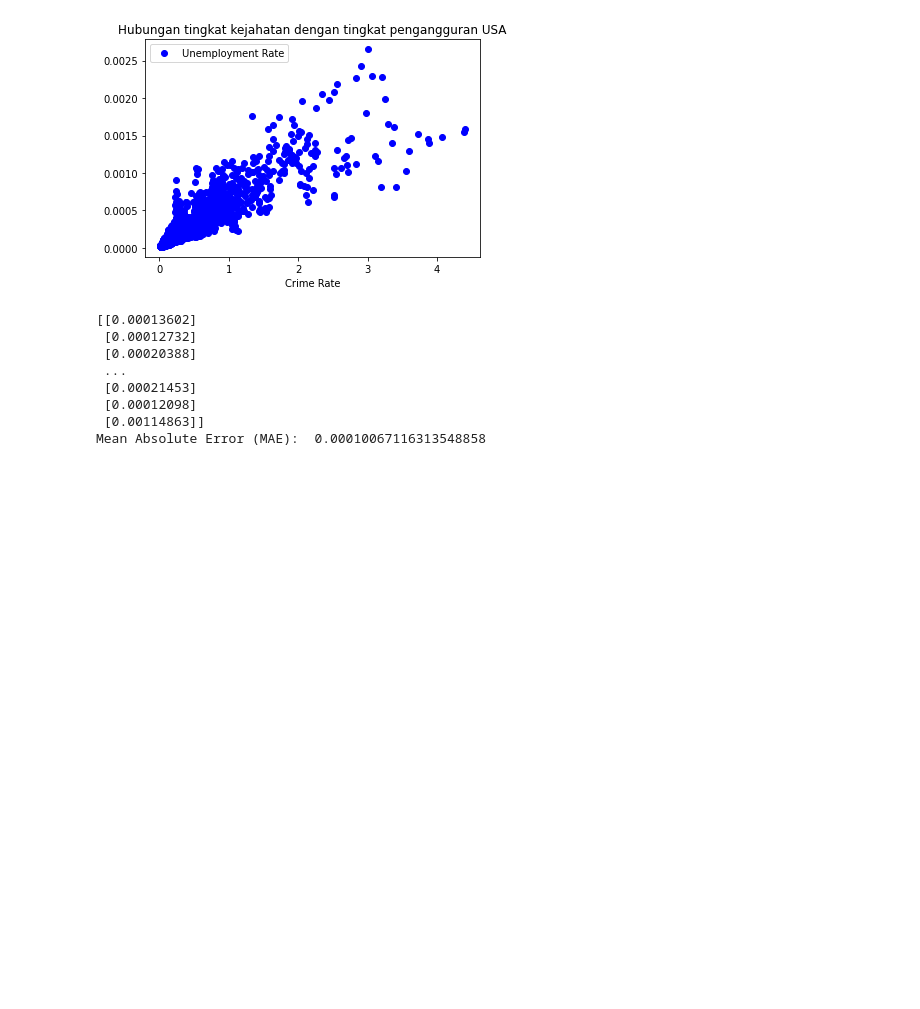
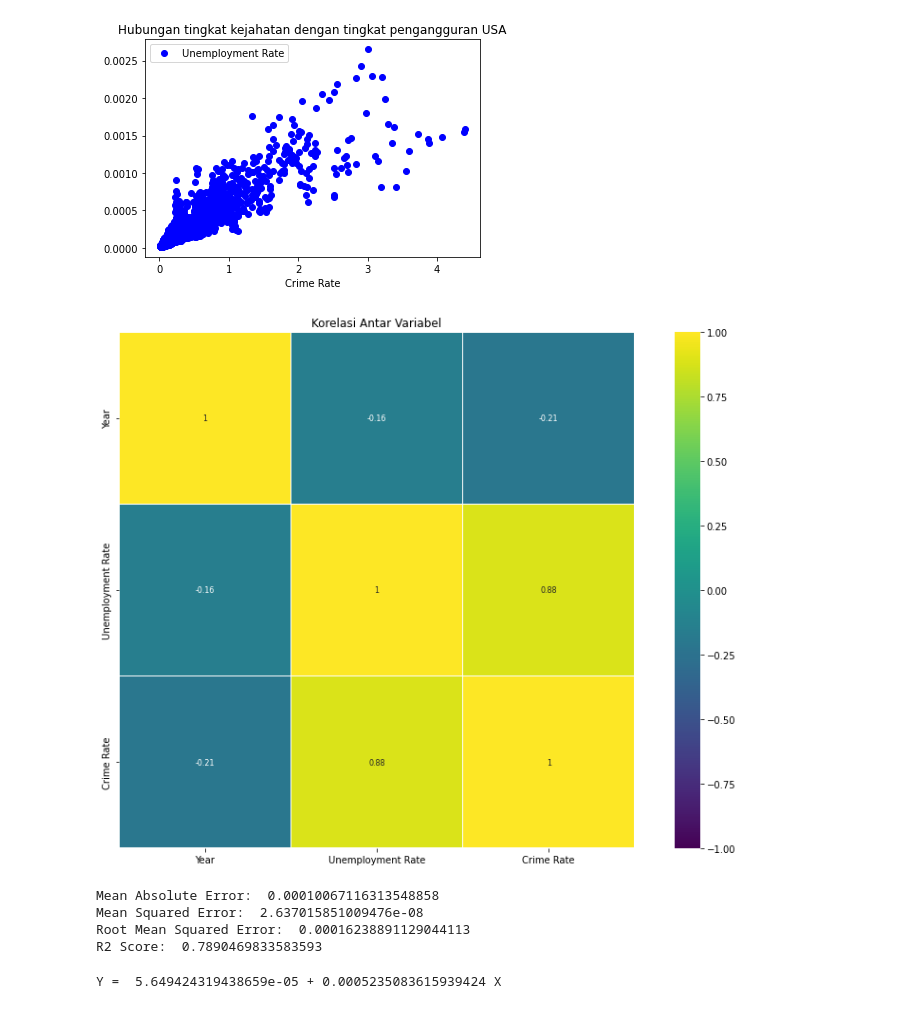
Before and after one commit to FakhriFaishalRochdiana/SDG-16---Crime-Rate, a Jupyter notebook: Kelompok_4_Visualisasi_Data.ipynb, the cells around one changed output. Cells and saved outputs as stored; diff of their text form; code cells hidden in the pictures; blank space fills up the shorter version.

```diff
--- a/Kelompok_4_Visualisasi_Data.ipynb
+++ b/Kelompok_4_Visualisasi_Data.ipynb
@@ -179,11 +179,14 @@ h = Filtered['property total']
 j = Filtered['Burglary']
 k = Filtered['Larceny theft']
 l = Filtered['vehicle theft']
+totalc = []
 crate = []
 
 for i in range(0, count):
   current = index[i]
-  rate = (c[current] + d[current] + e[current] + f[current] + g[current] + h[current] + j[current] + k[current] + l[current]) / b[current] * 100
+  total = c[current] + d[current] + e[current] + f[current] + g[current] + h[current] + j[current] + k[current] + l[current]
+  totalc.append(total)
+  rate = total / b[current] * 100
   crate.append(rate)
 
 print(unrate)
@@ -230,3 +245,11 @@ from sklearn.model_selection import train_test_split
+# %%
+korelasi = Real.corr()
+plt.figure(figsize=(15, 10))
+sns.heatmap(korelasi[(korelasi <= 0.5) | (korelasi >= -0.8)], cmap='viridis', vmax=1.0, vmin=-1.0, linewidths=0.1,
+            annot=True, annot_kws={"size": 8}, square=True).set_title('Korelasi Antar Variabel')
+plt.show()
+# %% [output]
+[figure, added]
 # %%
 
 data1 = pd.DataFrame(Real['Crime Rate'])
@@ -237,24 +260,28 @@ y = data2.iloc[:, :1].values
 x_train, x_test, y_train, y_test = train_test_split(x, y, test_size=0.75, random_state=0)
 # %%
 from sklearn.linear_model import LinearRegression
-from sklearn.metrics import mean_absolute_error
 
 # fit the model
 model = LinearRegression()
 model.fit(x_train, y_train)
 
 # memprediksi model dengan test set
-pred = model.predict(x_test)
+y_pred = model.predict(x_test)
 
-# mengevaluasi model dengan MAE
-mae = mean_absolute_error(y_test, pred)
-print("Mean Absolute Error (MAE): ", mae)
+#Check Error
+print("Mean Absolute Error: ", metrics.mean_absolute_error(y_test, y_pred))
+print("Mean Squared Error: ", metrics.mean_squared_error(y_test, y_pred))
+print("Root Mean Squared Error: ", np.sqrt(metrics.mean_squared_error(y_test, y_pred)))
+print("R2 Score: ", metrics.r2_score(y_test, y_pred))
 # %% [output]
-[[0.00013602]
- [0.00012732]
- [0.00020388]
- ...
- [0.00021453]
- [0.00012098]
- [0.00114863]]
-Mean Absolute Error (MAE):  0.00010067116313548858
+Mean Absolute Error:  0.00010067116313548858
+Mean Squared Error:  2.637015851009476e-08
+Root Mean Squared Error:  0.00016238891129044113
+R2 Score:  0.7890469833583593
+# %%
+#Persamaan Regresi
+a=float(model.intercept_)
+b=float(model.coef_)
+print ('Y = ',a,'+',b,'X')
+# %% [output]
+Y =  5.649424319438659e-05 + 0.0005235083615939424 X
```
Also changed, not shown: parts of 7 cells of this notebook.
